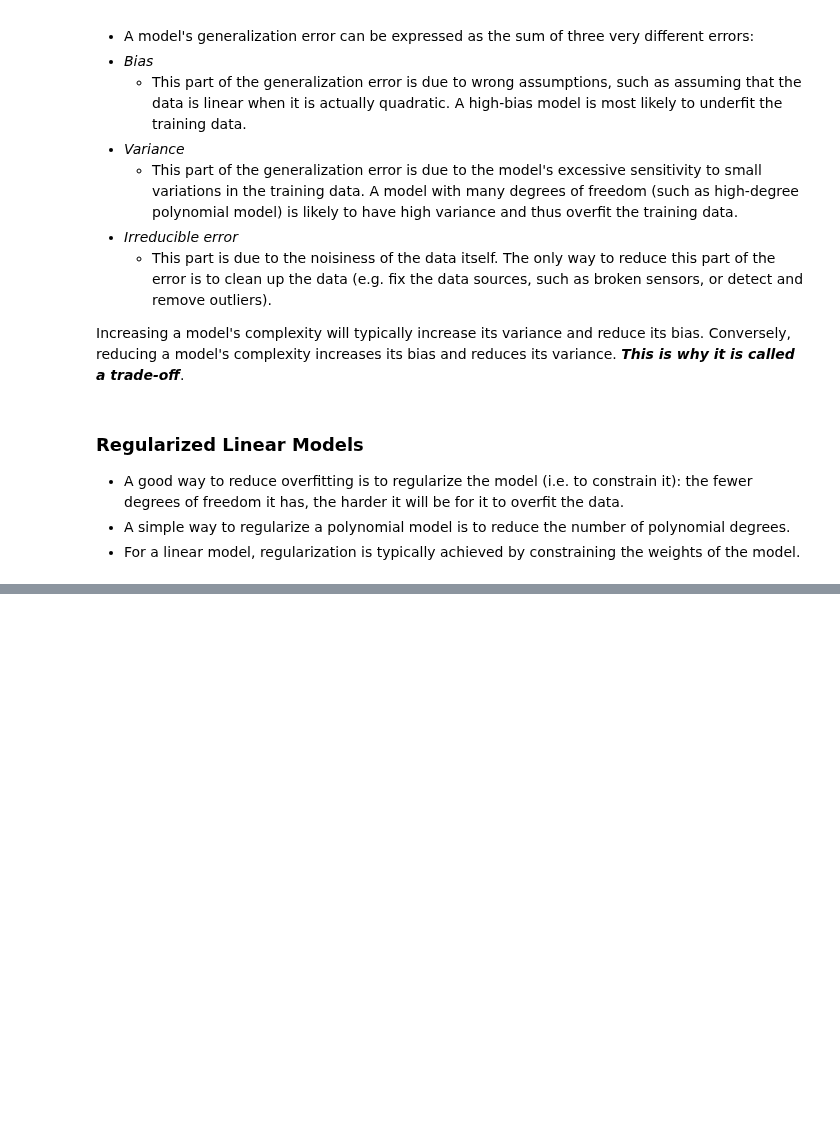
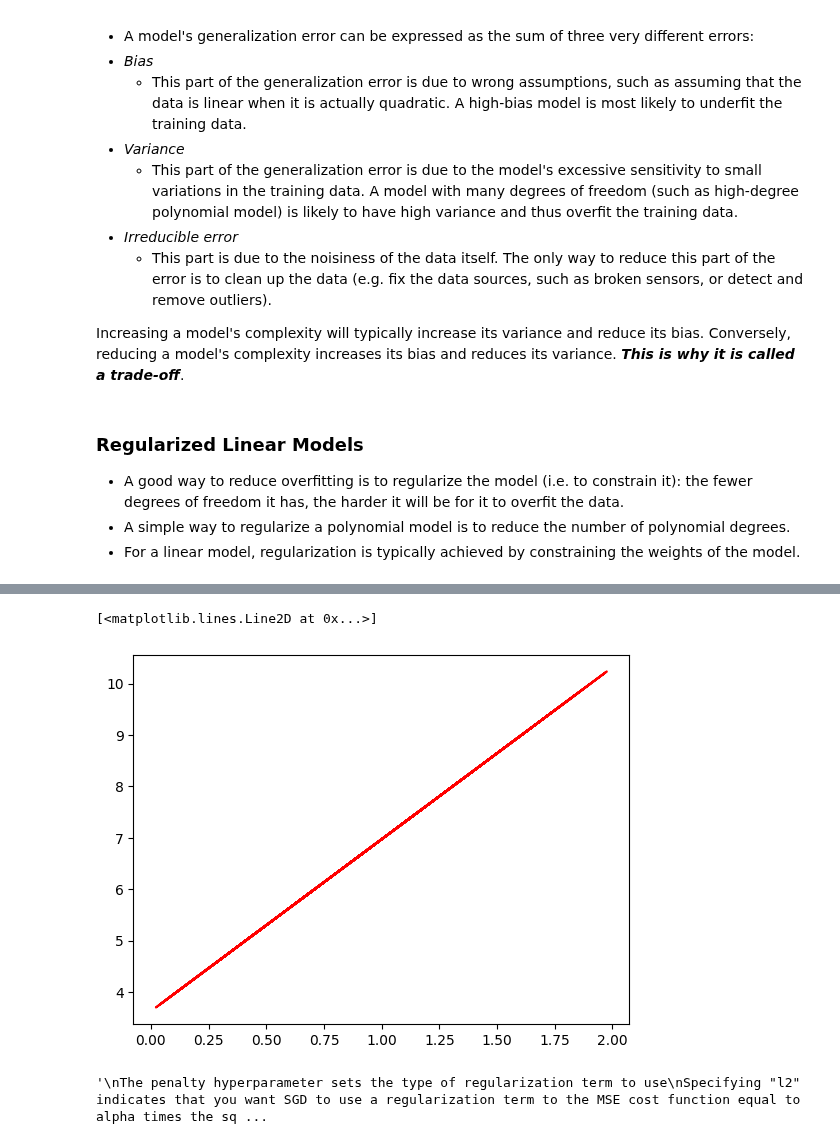
Before and after one commit to TevinAchong/hands-on-ml, a Jupyter notebook: chapter_04/eda.ipynb, the cells around one changed output, grey strips where cells are left out. Cells and saved outputs as stored; diff of their text form; code cells hidden in the pictures; blank space fills up the shorter version.

```diff
--- a/chapter_04/eda.ipynb
+++ b/chapter_04/eda.ipynb
@@ -543,0 +581,21 @@ Note that the bias term, $ \theta_0 $is not regularized (the sum starts at $i$ =
+# %%
+# Best Fit Line
+y_pred_ridge = ridge_reg.predict(X)
+plt.plot(X, y_pred_ridge, color='red', label='Best Fit Line')
+# %% [output]
+[<matplotlib.lines.Line2D at 0x...>]
+[figure, added]
+# %%
+# And using stochastic gradient descent
+sgd_reg = SGDRegressor(penalty="l2", alpha=0.1 / m, tol=None,
+                       max_iter=1000, eta0=0.01, random_state=42)
+sgd_reg.fit(X, y.ravel())
+sgd_reg.predict([[1.5]])
+
+'''
+The penalty hyperparameter sets the type of regularization term to use
+Specifying "l2" indicates that you want SGD to use a regularization term to the MSE cost function equal to alpha times the square of the l2 norm of the weight vector.
+This is just like ridge regression, except there's no division by m in this case; that's why we passed alpha=0.1 / m, to get the same result as Ridge(alpha=0.1)
+'''
+# %% [output]
+'\nThe penalty hyperparameter sets the type of regularization term to use\nSpecifying "l2" indicates that you want SGD to use a regularization term to the MSE cost function equal to alpha times the sq ...
```
Also changed, not shown: parts of 6 cells of this notebook.
